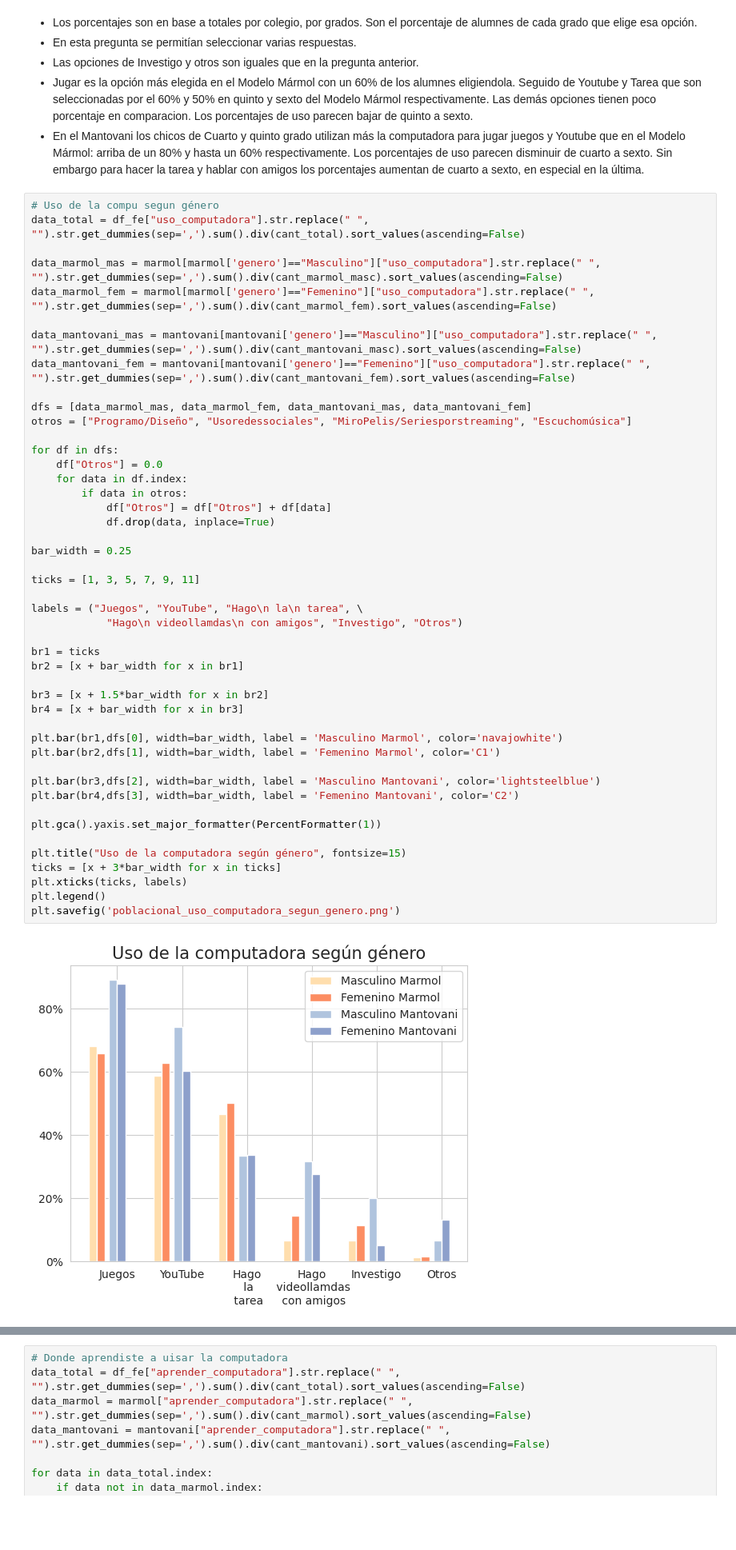
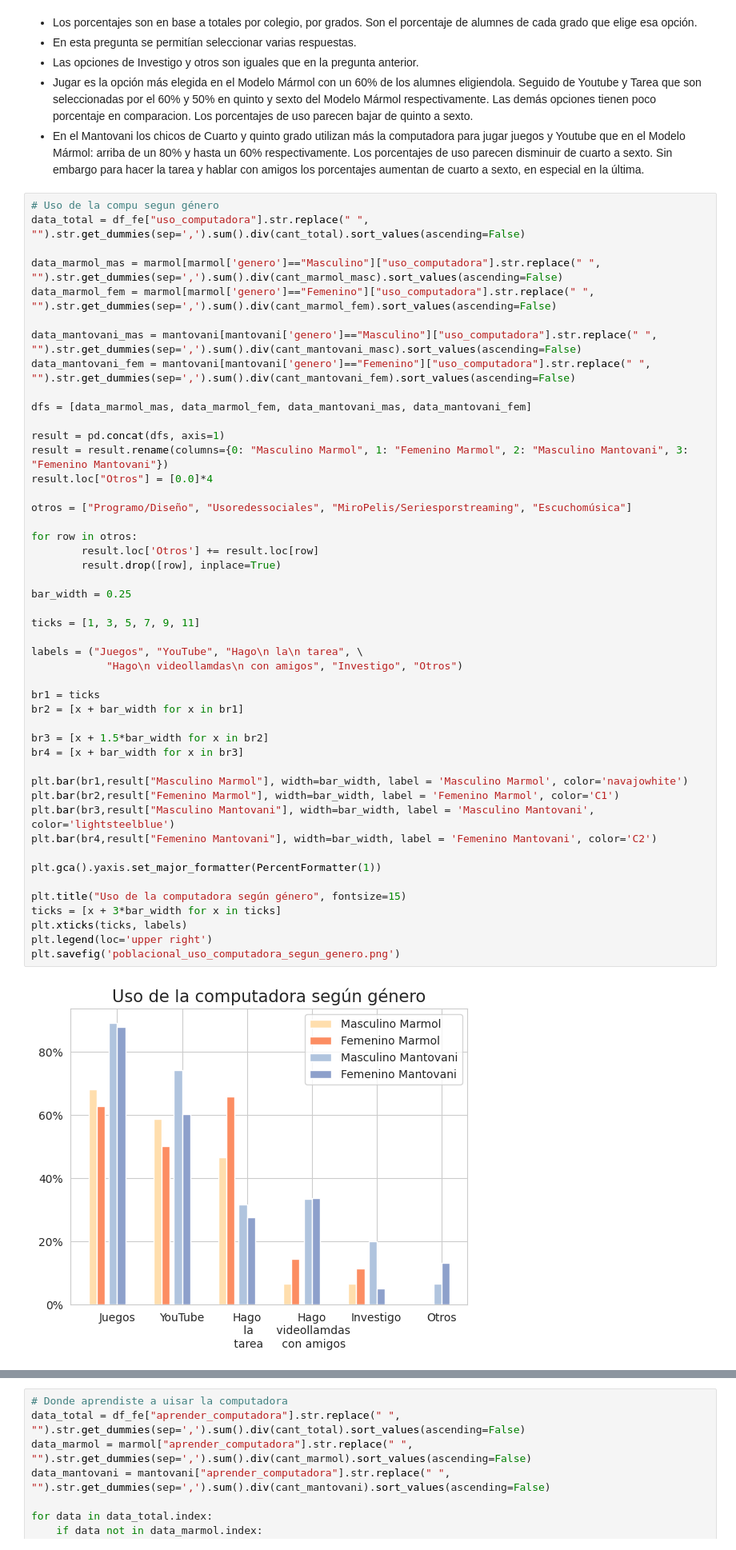
Before and after one commit to fedesassone/tesis, a Jupyter notebook: notebooks/Poblacional.ipynb, the cells around one changed output, grey strips where cells are left out. Shown at 80% size. Cells and saved outputs as stored; diff of their text form; blank space fills up the shorter version.

```diff
--- a/notebooks/Poblacional.ipynb
+++ b/notebooks/Poblacional.ipynb
@@ -507,46 +507,47 @@ data_marmol_mas = marmol[marmol['genero']=="Masculino"]["uso_computadora"].str.r
 data_marmol_fem = marmol[marmol['genero']=="Femenino"]["uso_computadora"].str.replace(" ", "").str.get_dummies(sep=',').sum().div(cant_marmol_fem).sort_values(ascending=False)
 
 data_mantovani_mas = mantovani[mantovani['genero']=="Masculino"]["uso_computadora"].str.replace(" ", "").str.get_dummies(sep=',').sum().div(cant_mantovani_masc).sort_values(ascending=False)
 data_mantovani_fem = mantovani[mantovani['genero']=="Femenino"]["uso_computadora"].str.replace(" ", "").str.get_dummies(sep=',').sum().div(cant_mantovani_fem).sort_values(ascending=False)
 
 dfs = [data_marmol_mas, data_marmol_fem, data_mantovani_mas, data_mantovani_fem]
+
+result = pd.concat(dfs, axis=1)
+result = result.rename(columns={0: "Masculino Marmol", 1: "Femenino Marmol", 2: "Masculino Mantovani", 3: "Femenino Mantovani"})
+result.loc["Otros"] = [0.0]*4
+
 otros = ["Programo/Diseño", "Usoredessociales", "MiroPelis/Seriesporstreaming", "Escuchomúsica"]
 
-for df in dfs:
-    df["Otros"] = 0.0
-    for data in df.index:
-        if data in otros:
-            df["Otros"] = df["Otros"] + df[data]
-            df.drop(data, inplace=True)
+for row in otros:
+        result.loc['Otros'] += result.loc[row]
+        result.drop([row], inplace=True)
 
 bar_width = 0.25
 
 ticks = [1, 3, 5, 7, 9, 11]
 
 labels = ("Juegos", "YouTube", "Hago\n la\n tarea", \
             "Hago\n videollamdas\n con amigos", "Investigo", "Otros")
 
 br1 = ticks
 br2 = [x + bar_width for x in br1]
 
 br3 = [x + 1.5*bar_width for x in br2]
 br4 = [x + bar_width for x in br3]
 
-plt.bar(br1,dfs[0], width=bar_width, label = 'Masculino Marmol', color='navajowhite')
-plt.bar(br2,dfs[1], width=bar_width, label = 'Femenino Marmol', color='C1')
-
-plt.bar(br3,dfs[2], width=bar_width, label = 'Masculino Mantovani', color='lightsteelblue')
-plt.bar(br4,dfs[3], width=bar_width, label = 'Femenino Mantovani', color='C2')
+plt.bar(br1,result["Masculino Marmol"], width=bar_width, label = 'Masculino Marmol', color='navajowhite')
+plt.bar(br2,result["Femenino Marmol"], width=bar_width, label = 'Femenino Marmol', color='C1')
+plt.bar(br3,result["Masculino Mantovani"], width=bar_width, label = 'Masculino Mantovani', color='lightsteelblue')
+plt.bar(br4,result["Femenino Mantovani"], width=bar_width, label = 'Femenino Mantovani', color='C2')
 
 plt.gca().yaxis.set_major_formatter(PercentFormatter(1))
 
 plt.title("Uso de la computadora según género", fontsize=15)
 ticks = [x + 3*bar_width for x in ticks]
 plt.xticks(ticks, labels)
-plt.legend()
+plt.legend(loc='upper right')
 plt.savefig('poblacional_uso_computadora_segun_genero.png')
 # %% [output]
-[figure, old version]
+[figure, new version]
 # %% [markdown]
 * Los porcentajes son en base a totales por colegio, por genero. Son porcentajes totales de cada género que elige esa opción.
 * En esta pregunta se permitían seleccionar varias respuestas.
```
Also changed, not shown: parts of 5 cells of this notebook, 2 other files.
